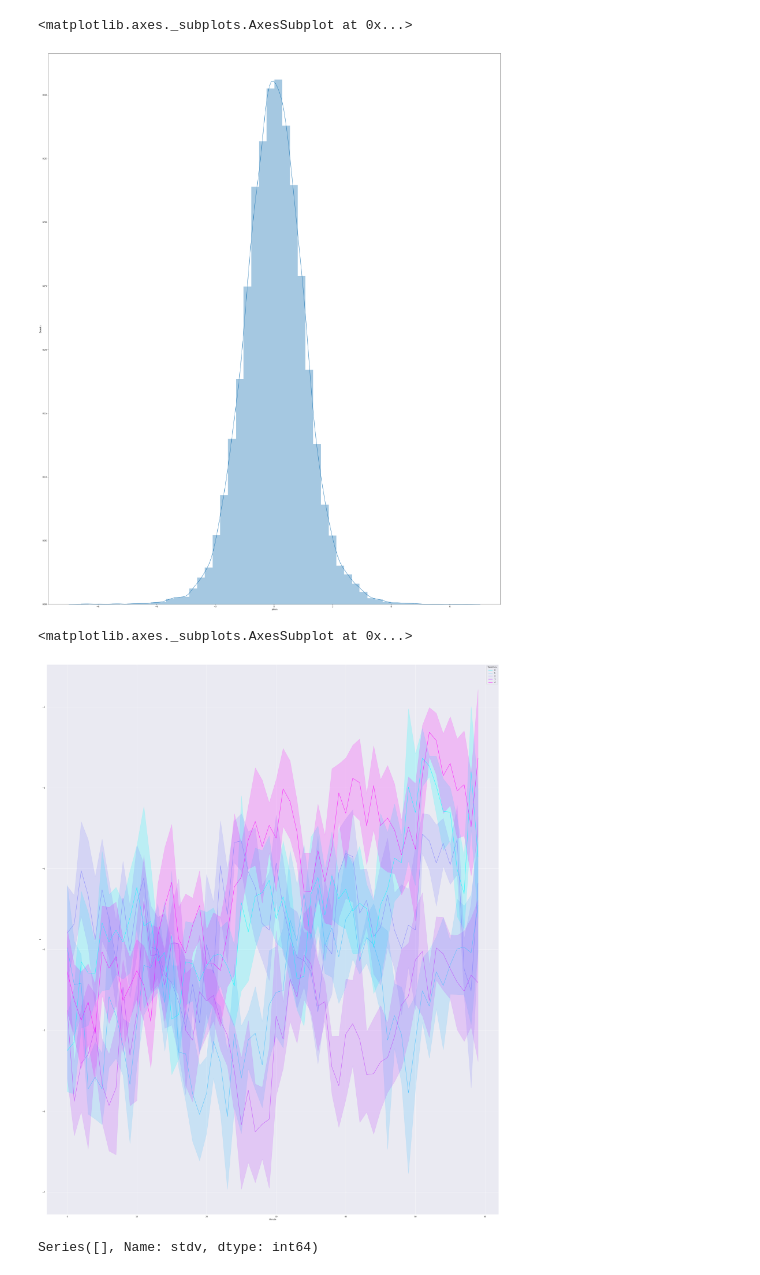
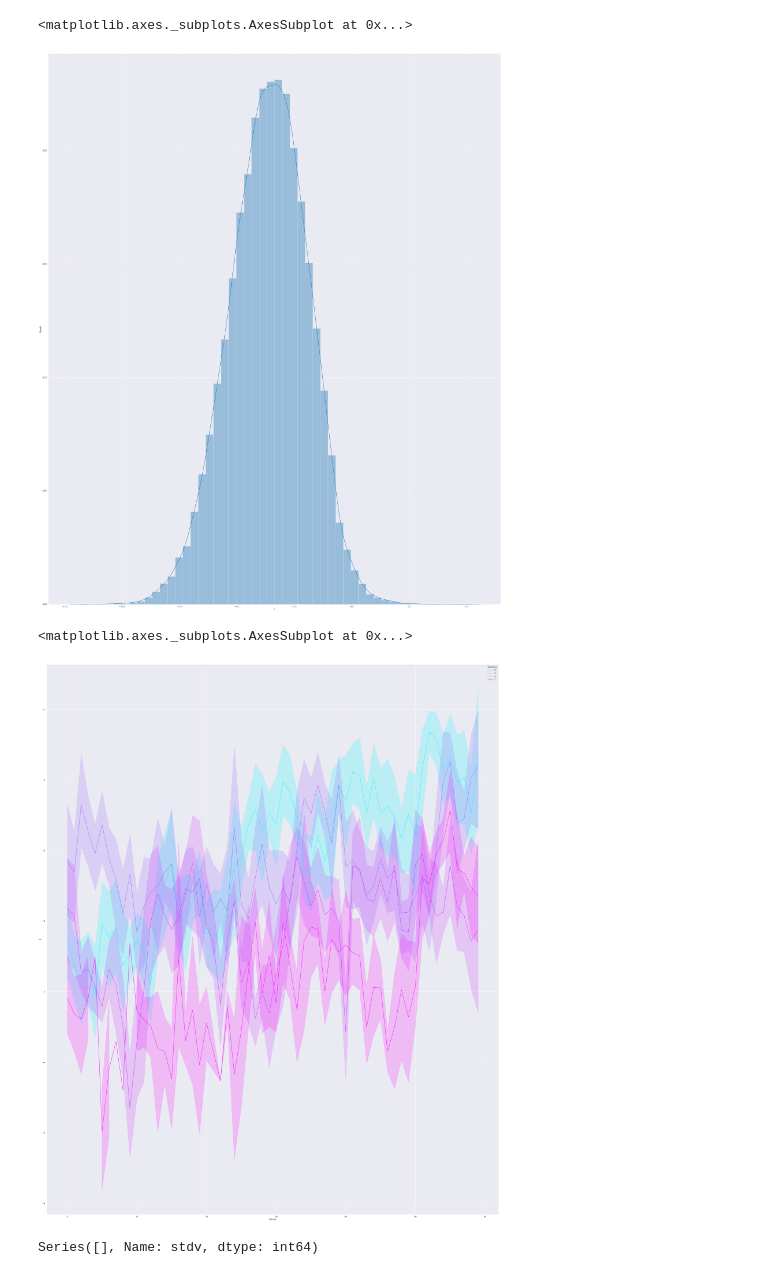
Before and after one commit to hublun/TWSApi, a Jupyter notebook: IBApi_Historical_T_Analysis.ipynb, the cells around one changed output. Saved outputs shown, nothing was run; the diff lists cells and outputs as text; code cells hidden in the pictures.

```diff
--- a/IBApi_Historical_T_Analysis.ipynb
+++ b/IBApi_Historical_T_Analysis.ipynb
@@ -5,7 +5,7 @@ import pandas as pd
 import matplotlib.pyplot as plt
 import seaborn as sns
 # %%
-df = pd.read_pickle('/content/M2K20201213_to_20201218170000.pkl')
+df = pd.read_pickle('/content/drive/MyDrive/TWS/M2K20201219_to_20201224131500.pkl')
 # %%
 df["Time"] = pd.to_datetime(df["time"], format='%Y%m%d  %H:%M:%S', yearfirst=True)
 # %%
@@ -98,9 +111,9 @@ sns.distplot(df[(df.t<-4) | (df.TradeDay==1)]["pf10sec"])
 # %%
 fig, ax = plt.subplots(figsize=a4_dims)
-sns.distplot(df.pfmin)
+sns.distplot(df.t)
 # %% [output]
 <matplotlib.axes._subplots.AxesSubplot at 0x...>
-[figure, old version]
+[figure, new version]
 # %%
 data=df[df.Hour==15]
 sns.set_style("darkgrid")
@@ -108,7 +121,7 @@ fig, ax = plt.subplots(figsize=a4_dims)
 sns.lineplot(x=data.Minute, y=data.t, hue=data.TradeDay, palette="cool", dashes=False, alpha=0.9)
 # %% [output]
 <matplotlib.axes._subplots.AxesSubplot at 0x...>
-[figure, old version]
+[figure, new version]
 # %%
 df[abs(df.stdv)==0.0].groupby(df.Hour)["stdv"].count()
 # %% [output]
```
Also changed, not shown: parts of 11 cells of this notebook.
